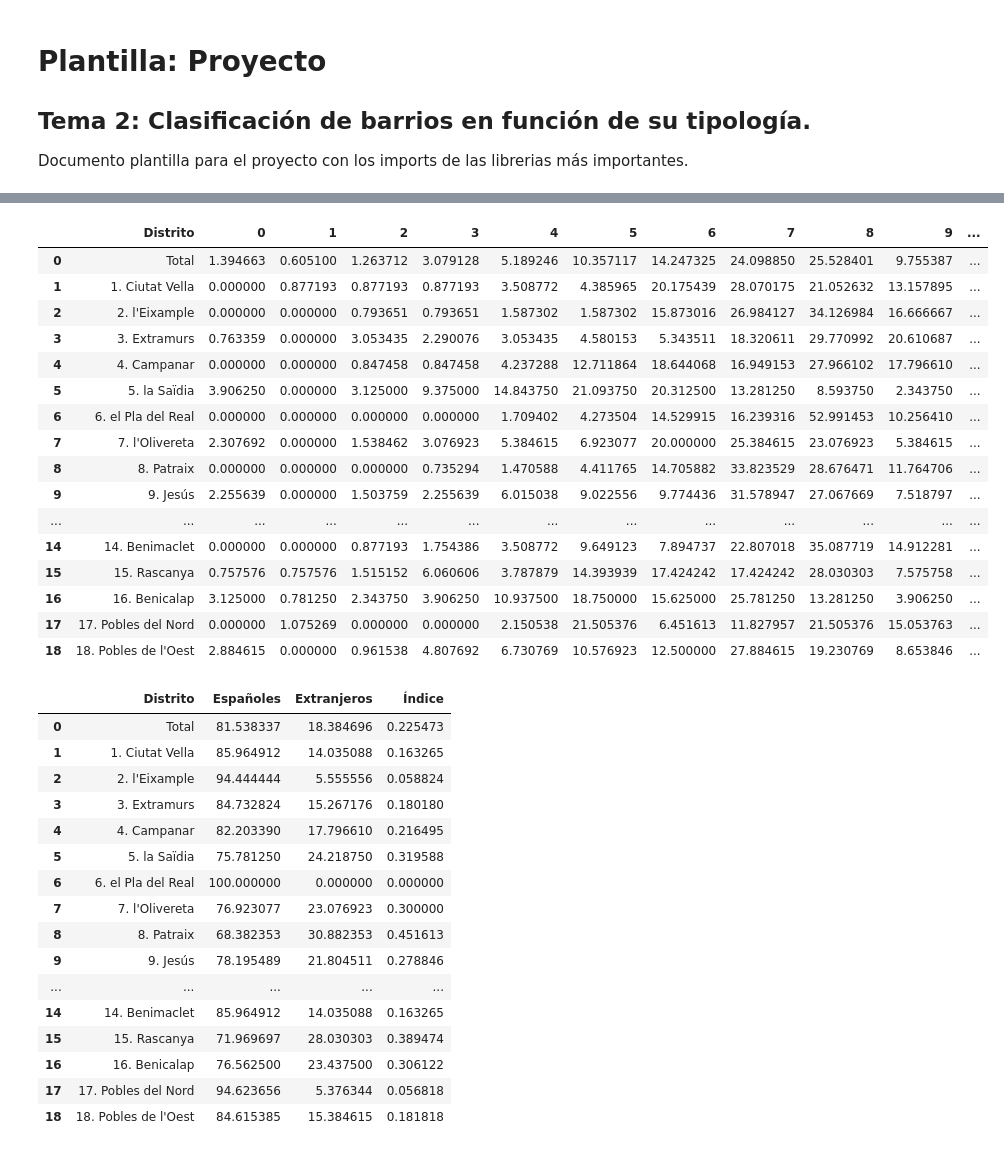
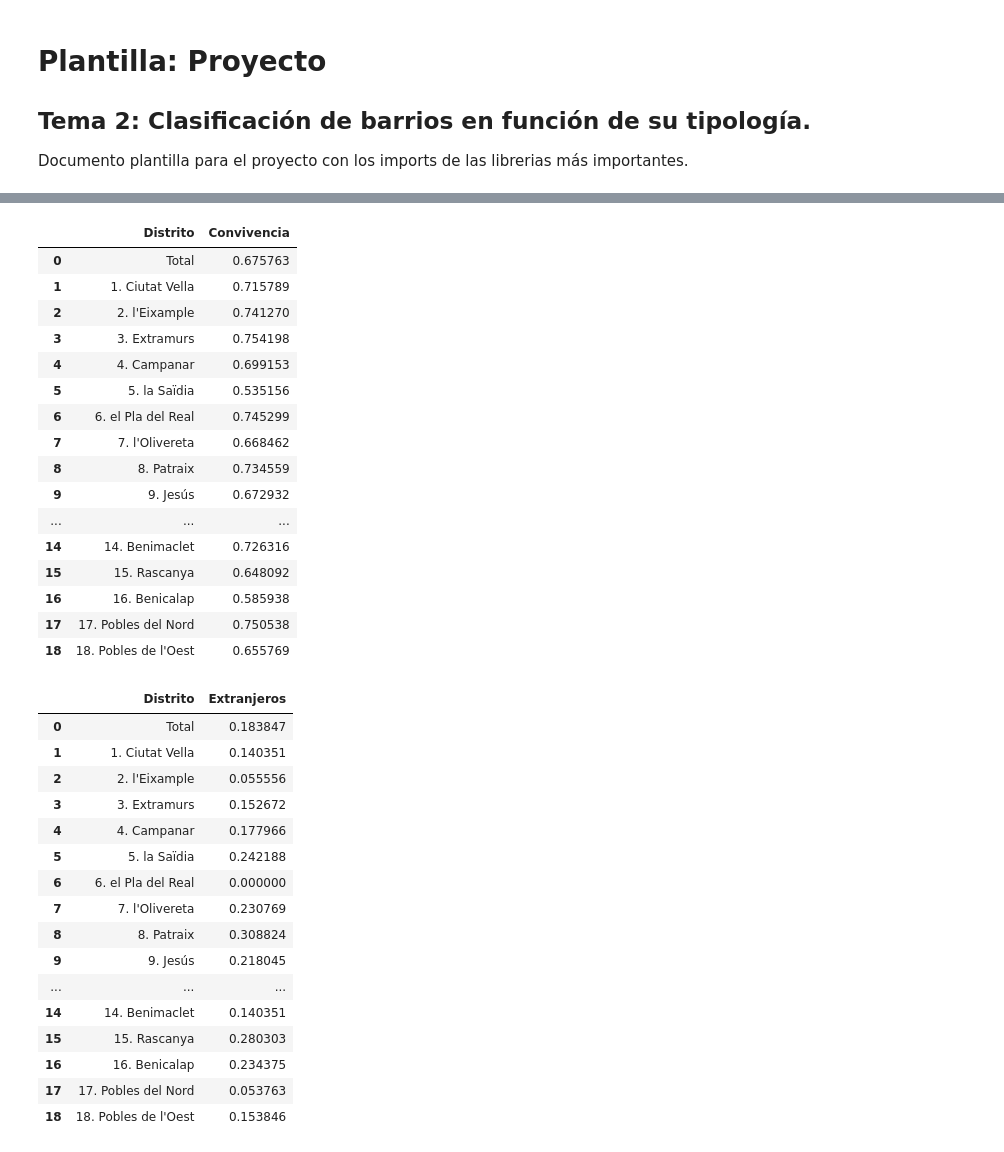
Before and after one commit to esedesam/mcd-nlp-proyecto, a Jupyter notebook: plantilla.ipynb, the cells around one changed output, grey strips where cells are left out. Saved outputs shown, nothing was run; the diff lists cells and outputs as text; code cells hidden in the pictures.

```diff
--- a/plantilla.ipynb
+++ b/plantilla.ipynb
@@ -85,29 +86,34 @@ df_discrimin.head(19)
 # %%
 df_convivenc = pd.read_excel('docs_Carlos/Distritos23.xlsx', sheet_name=' P.19.1', header=8)
 # cambiar el nombre de la primera columna que hace de header a 'Distrito':
 df_convivenc.rename(columns={'Unnamed: 0':'Distrito'}, inplace=True)
-df_convivenc.rename(columns={'Unnamed: 15':'Media'}, inplace=True)
+df_convivenc.rename(columns={'Unnamed: 15':'Convivencia'}, inplace=True)
 df_convivenc.rename(columns={'Unnamed: 16':'Desviación'}, inplace=True)
 df_convivenc.rename(columns={'Unnamed: 17':'Mediana'}, inplace=True)
+
+#eliminar las columans 1 a 14
+df_convivenc = df_convivenc.drop(df_convivenc.columns[1:15], axis=1)
+df_convivenc = df_convivenc.drop(df_convivenc.columns[2:], axis=1)
+df_convivenc['Convivencia'] = df_convivenc['Convivencia']/10
 df_convivenc.head(19)
 # %% [output]
-|  | Distrito | 0 | 1 | 2 | 3 | 4 | 5 | 6 | 7 | 8 | 9 | ... |
-| 0 | Total | 1.394663 | 0.605100 | 1.263712 | 3.079128 | 5.189246 | 10.357117 | 14.247325 | 24.098850 | 25.528401 | 9.755387 | ... |
-| 1 | 1. Ciutat Vella | 0.000000 | 0.877193 | 0.877193 | 0.877193 | 3.508772 | 4.385965 | 20.175439 | 28.070175 | 21.052632 | 13.157895 | ... |
-| 2 | 2. l'Eixample | 0.000000 | 0.000000 | 0.793651 | 0.793651 | 1.587302 | 1.587302 | 15.873016 | 26.984127 | 34.126984 | 16.666667 | ... |
-| 3 | 3. Extramurs | 0.763359 | 0.000000 | 3.053435 | 2.290076 | 3.053435 | 4.580153 | 5.343511 | 18.320611 | 29.770992 | 20.610687 | ... |
-| 4 | 4. Campanar | 0.000000 | 0.000000 | 0.847458 | 0.847458 | 4.237288 | 12.711864 | 18.644068 | 16.949153 | 27.966102 | 17.796610 | ... |
-| 5 | 5. la Saïdia | 3.906250 | 0.000000 | 3.125000 | 9.375000 | 14.843750 | 21.093750 | 20.312500 | 13.281250 | 8.593750 | 2.343750 | ... |
-| 6 | 6. el Pla del Real | 0.000000 | 0.000000 | 0.000000 | 0.000000 | 1.709402 | 4.273504 | 14.529915 | 16.239316 | 52.991453 | 10.256410 | ... |
-| 7 | 7. l'Olivereta | 2.307692 | 0.000000 | 1.538462 | 3.076923 | 5.384615 | 6.923077 | 20.000000 | 25.384615 | 23.076923 | 5.384615 | ... |
-| 8 | 8. Patraix | 0.000000 | 0.000000 | 0.000000 | 0.735294 | 1.470588 | 4.411765 | 14.705882 | 33.823529 | 28.676471 | 11.764706 | ... |
-| 9 | 9. Jesús | 2.255639 | 0.000000 | 1.503759 | 2.255639 | 6.015038 | 9.022556 | 9.774436 | 31.578947 | 27.067669 | 7.518797 | ... |
-| ... | ... | ... | ... | ... | ... | ... | ... | ... | ... | ... | ... | ... |
-| 14 | 14. Benimaclet | 0.000000 | 0.000000 | 0.877193 | 1.754386 | 3.508772 | 9.649123 | 7.894737 | 22.807018 | 35.087719 | 14.912281 | ... |
-| 15 | 15. Rascanya | 0.757576 | 0.757576 | 1.515152 | 6.060606 | 3.787879 | 14.393939 | 17.424242 | 17.424242 | 28.030303 | 7.575758 | ... |
-| 16 | 16. Benicalap | 3.125000 | 0.781250 | 2.343750 | 3.906250 | 10.937500 | 18.750000 | 15.625000 | 25.781250 | 13.281250 | 3.906250 | ... |
-| 17 | 17. Pobles del Nord | 0.000000 | 1.075269 | 0.000000 | 0.000000 | 2.150538 | 21.505376 | 6.451613 | 11.827957 | 21.505376 | 15.053763 | ... |
-| 18 | 18. Pobles de l'Oest | 2.884615 | 0.000000 | 0.961538 | 4.807692 | 6.730769 | 10.576923 | 12.500000 | 27.884615 | 19.230769 | 8.653846 | ... |
+|  | Distrito | Convivencia |
+| 0 | Total | 0.675763 |
+| 1 | 1. Ciutat Vella | 0.715789 |
+| 2 | 2. l'Eixample | 0.741270 |
+| 3 | 3. Extramurs | 0.754198 |
+| 4 | 4. Campanar | 0.699153 |
+| 5 | 5. la Saïdia | 0.535156 |
+| 6 | 6. el Pla del Real | 0.745299 |
+| 7 | 7. l'Olivereta | 0.668462 |
+| 8 | 8. Patraix | 0.734559 |
+| 9 | 9. Jesús | 0.672932 |
+| ... | ... | ... |
+| 14 | 14. Benimaclet | 0.726316 |
+| 15 | 15. Rascanya | 0.648092 |
+| 16 | 16. Benicalap | 0.585938 |
+| 17 | 17. Pobles del Nord | 0.750538 |
+| 18 | 18. Pobles de l'Oest | 0.655769 |
 # %%
 df_extranjer = pd.read_excel('docs_Carlos/Distritos23.xlsx', sheet_name=' P.36', header=7)
 # cambiar el nombre de la primera columna que hace de header a 'Distrito':
@@ -118,27 +124,28 @@ df_extranjer['Españoles'] = df_extranjer.iloc[:, 1] + df_extranjer.iloc[:, 2] +
 df_extranjer['Extranjeros'] = df_extranjer.iloc[:, 5]
 # Eliminar las columnas 2 a 8
 df_extranjer = df_extranjer.drop(df_extranjer.columns[1:9], axis=1)
-# Índice de extranjeros por distrito: calcuado como número de extranjeros por cada español.
-df_extranjer['Índice'] = df_extranjer['Extranjeros'] / df_extranjer['Españoles']
+#eliminar columna 1 y 3
+df_extranjer = df_extranjer.drop(df_extranjer.columns[1], axis=1)
+df_extranjer['Extranjeros'] = df_extranjer['Extranjeros']/100
 df_extranjer.head(19)
 # %% [output]
-|  | Distrito | Españoles | Extranjeros | Índice |
-| 0 | Total | 81.538337 | 18.384696 | 0.225473 |
-| 1 | 1. Ciutat Vella | 85.964912 | 14.035088 | 0.163265 |
-| 2 | 2. l'Eixample | 94.444444 | 5.555556 | 0.058824 |
-| 3 | 3. Extramurs | 84.732824 | 15.267176 | 0.180180 |
-| 4 | 4. Campanar | 82.203390 | 17.796610 | 0.216495 |
-| 5 | 5. la Saïdia | 75.781250 | 24.218750 | 0.319588 |
-| 6 | 6. el Pla del Real | 100.000000 | 0.000000 | 0.000000 |
-| 7 | 7. l'Olivereta | 76.923077 | 23.076923 | 0.300000 |
-| 8 | 8. Patraix | 68.382353 | 30.882353 | 0.451613 |
-| 9 | 9. Jesús | 78.195489 | 21.804511 | 0.278846 |
-| ... | ... | ... | ... | ... |
-| 14 | 14. Benimaclet | 85.964912 | 14.035088 | 0.163265 |
-| 15 | 15. Rascanya | 71.969697 | 28.030303 | 0.389474 |
-| 16 | 16. Benicalap | 76.562500 | 23.437500 | 0.306122 |
-| 17 | 17. Pobles del Nord | 94.623656 | 5.376344 | 0.056818 |
-| 18 | 18. Pobles de l'Oest | 84.615385 | 15.384615 | 0.181818 |
+|  | Distrito | Extranjeros |
+| 0 | Total | 0.183847 |
+| 1 | 1. Ciutat Vella | 0.140351 |
+| 2 | 2. l'Eixample | 0.055556 |
+| 3 | 3. Extramurs | 0.152672 |
+| 4 | 4. Campanar | 0.177966 |
+| 5 | 5. la Saïdia | 0.242188 |
+| 6 | 6. el Pla del Real | 0.000000 |
+| 7 | 7. l'Olivereta | 0.230769 |
+| 8 | 8. Patraix | 0.308824 |
+| 9 | 9. Jesús | 0.218045 |
+| ... | ... | ... |
+| 14 | 14. Benimaclet | 0.140351 |
+| 15 | 15. Rascanya | 0.280303 |
+| 16 | 16. Benicalap | 0.234375 |
+| 17 | 17. Pobles del Nord | 0.053763 |
+| 18 | 18. Pobles de l'Oest | 0.153846 |
 # %%
 df_op_politi  = pd.read_excel('docs_Carlos/Distritos23.xlsx', sheet_name=' P.37', header=8)
 # cambiar el nombre de la primera columna que hace de header a 'Distrito':
```
Also changed, not shown: parts of 21 cells of this notebook.
